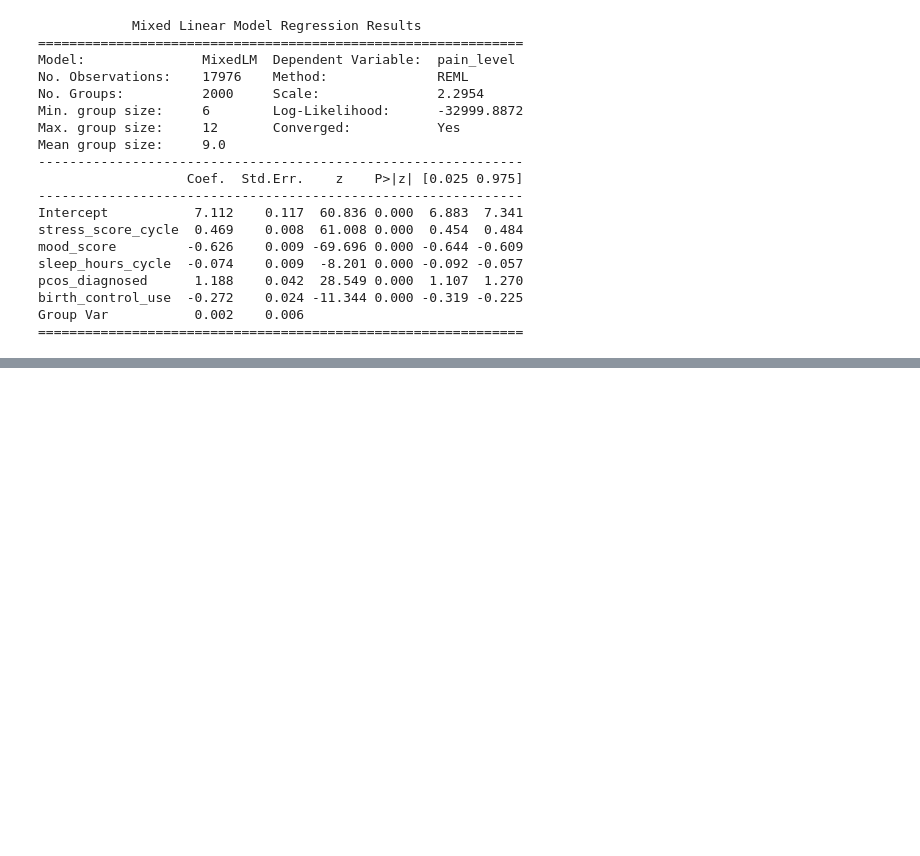
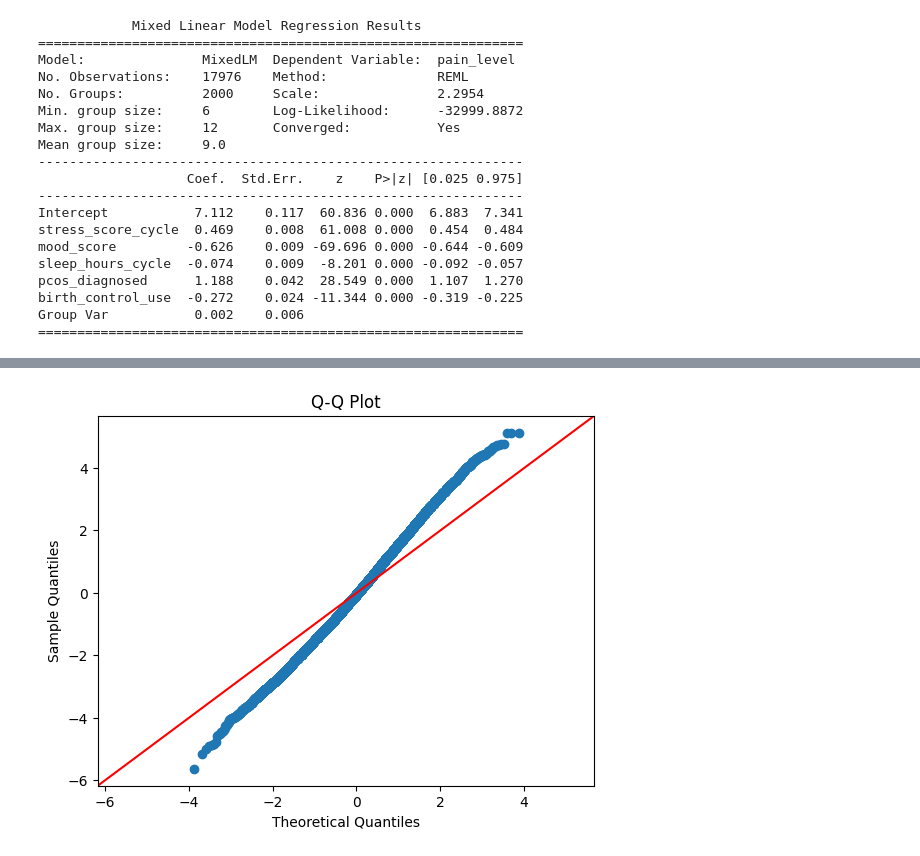
Before and after one commit to Parasshirishvaidya/regression-for-menstrual-pain, a Jupyter notebook: Notebooks/Menstrual_Health.ipynb, the cells around one changed output, grey strips where cells are left out. Saved outputs shown, nothing was run; the diff lists cells and outputs as text; code cells hidden in the pictures; blank space fills up the shorter version.

```diff
--- a/Notebooks/Menstrual_Health.ipynb
+++ b/Notebooks/Menstrual_Health.ipynb
@@ -474,3 +474,26 @@ pcos_diagnosed      1.188    0.042  28.549 0.000  1.107  1.270
 birth_control_use  -0.272    0.024 -11.344 0.000 -0.319 -0.225
 Group Var           0.002    0.006
 ==============================================================
+# %%
+import pandas as pd
+from statsmodels.stats.outliers_influence import variance_inflation_factor
+import statsmodels.api as sm
+
+# Select only independent variables (same as in your formula)
+X = merged_data[[
+    "stress_score_cycle",
+    "mood_score",
+    "sleep_hours_cycle",
+    "pcos_diagnosed",
+    "birth_control_use"
+]].dropna()
+
+# Add constant
+X = sm.add_constant(X)
+
+# Compute VIF
+vif_data = pd.DataFrame()
+vif_data["Variable"] = X.columns
+vif_data["VIF"] = [variance_inflation_factor(X.values, i) for i in range(X.shape[1])]
+
+print(vif_data)
@@ -476,0 +530,8 @@ Group Var           0.002    0.006
+# %%
+import statsmodels.api as sm
+
+sm.qqplot(residuals, line='45')
+plt.title("Q-Q Plot")
+plt.show()
+# %% [output]
+[figure, added]
```
Also changed, not shown: parts of 12 cells of this notebook.
